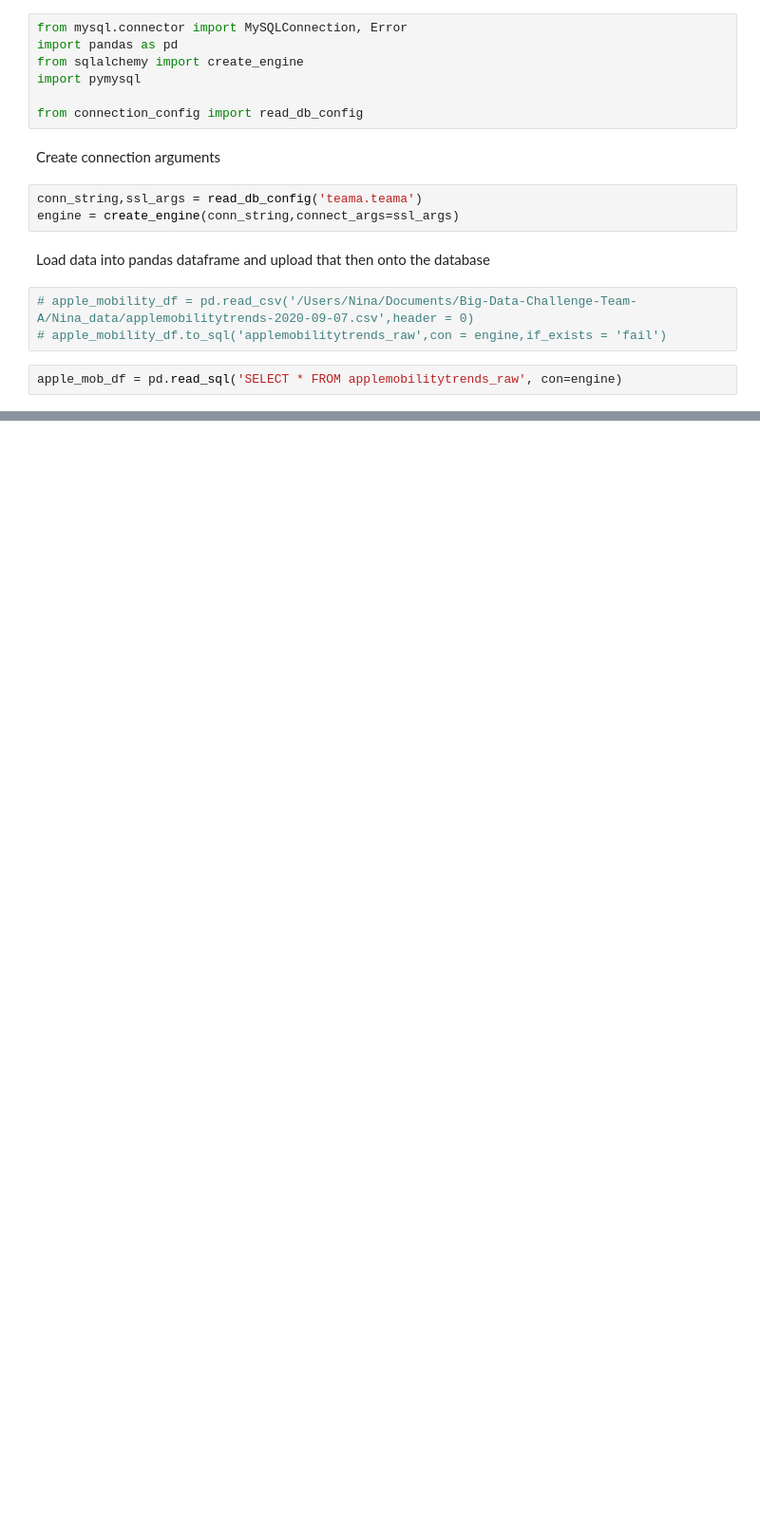
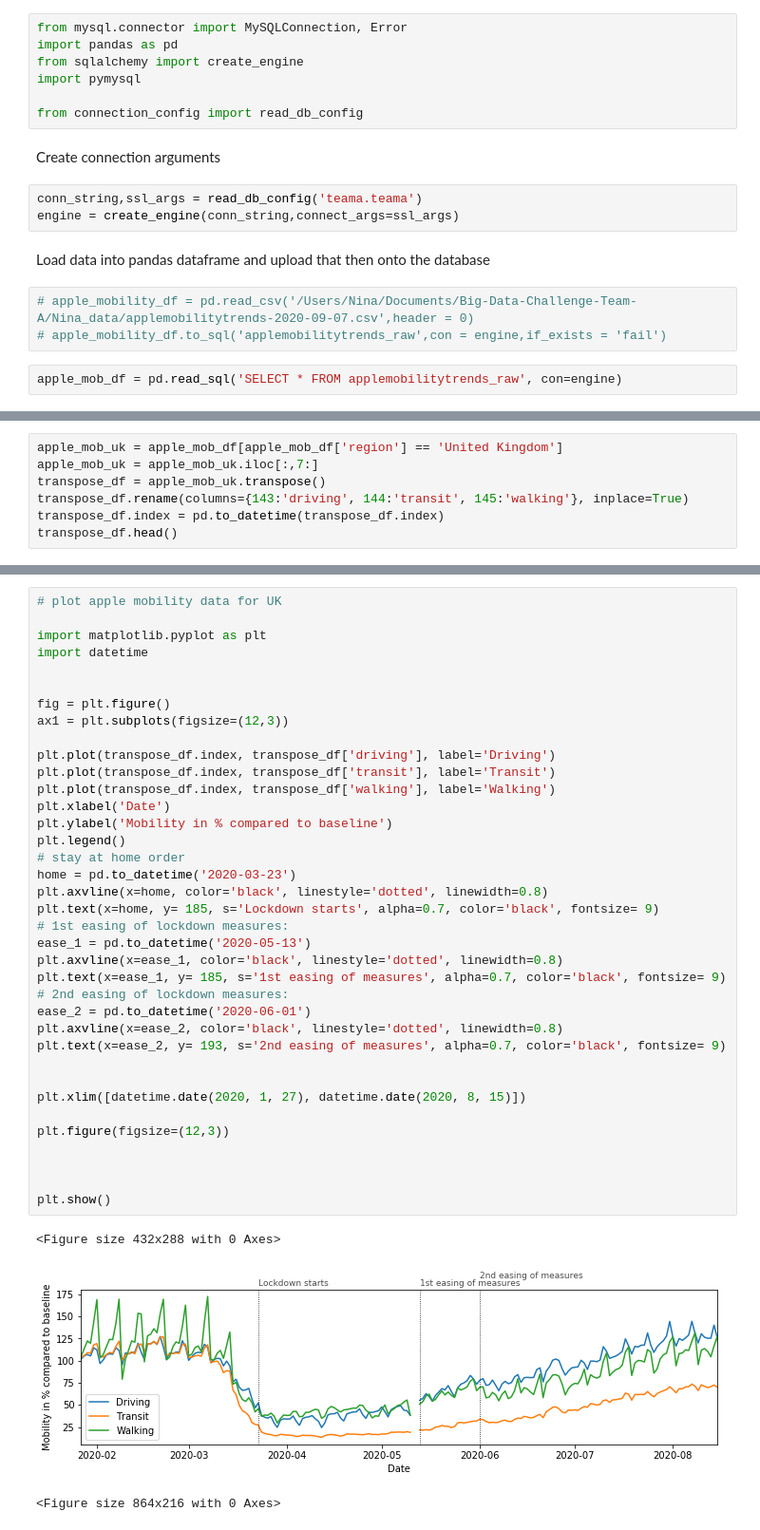
Before and after one commit to zuzanakovacsova/Big-Data-Challenge-Team-A, a Jupyter notebook: dataupload_nina.ipynb, the cells around one changed output, grey strips where cells are left out. Shown: that part at 95% size. Drawn from its saved outputs; the diff is of its cells as text; blank space fills up the shorter version.

Commit message:
plotted apple mobility data

```diff
--- a/dataupload_nina.ipynb
+++ b/dataupload_nina.ipynb
@@ -31,0 +22,7 @@ apple_mob_df.head()
+# %%
+apple_mob_uk = apple_mob_df[apple_mob_df['region'] == 'United Kingdom']
+apple_mob_uk = apple_mob_uk.iloc[:,7:]
+transpose_df = apple_mob_uk.transpose()
+transpose_df.rename(columns={143:'driving', 144:'transit', 145:'walking'}, inplace=True)
+transpose_df.index = pd.to_datetime(transpose_df.index)
+transpose_df.head()
@@ -32,3 +36,44 @@ apple_mob_df.head()
+# %%
+# plot apple mobility data for UK
+
+import matplotlib.pyplot as plt
+import datetime
+
+
+fig = plt.figure()
+ax1 = plt.subplots(figsize=(12,3))
+
+plt.plot(transpose_df.index, transpose_df['driving'], label='Driving')
+plt.plot(transpose_df.index, transpose_df['transit'], label='Transit')
+plt.plot(transpose_df.index, transpose_df['walking'], label='Walking')
+plt.xlabel('Date')
+plt.ylabel('Mobility in % compared to baseline')
+plt.legend()
+# stay at home order
+home = pd.to_datetime('2020-03-23')
+plt.axvline(x=home, color='black', linestyle='dotted', linewidth=0.8)
+plt.text(x=home, y= 185, s='Lockdown starts', alpha=0.7, color='black', fontsize= 9)
+# 1st easing of lockdown measures:
+ease_1 = pd.to_datetime('2020-05-13')
+plt.axvline(x=ease_1, color='black', linestyle='dotted', linewidth=0.8)
+plt.text(x=ease_1, y= 185, s='1st easing of measures', alpha=0.7, color='black', fontsize= 9)
+# 2nd easing of lockdown measures:
+ease_2 = pd.to_datetime('2020-06-01')
+plt.axvline(x=ease_2, color='black', linestyle='dotted', linewidth=0.8)
+plt.text(x=ease_2, y= 193, s='2nd easing of measures', alpha=0.7, color='black', fontsize= 9)
+
+
+plt.xlim([datetime.date(2020, 1, 27), datetime.date(2020, 8, 15)])
+
+plt.figure(figsize=(12,3))
+
+
+
+plt.show()
+# %% [output]
+<Figure size 432x288 with 0 Axes>
+[figure, added]
+<Figure size 864x216 with 0 Axes>
 # %%
 # google_mobility_df = pd.read_csv('/Users/Nina/Documents/Big-Data-Challenge-Team-A/Nina_data/Google_Global_Mobility_Report.csv',header = 0)
 # google_mobility_df.to_sql('Google_Global_Mobility_Report_raw',con = engine,if_exists = 'fail')
```
Also changed, not shown: parts of 3 cells of this notebook.
